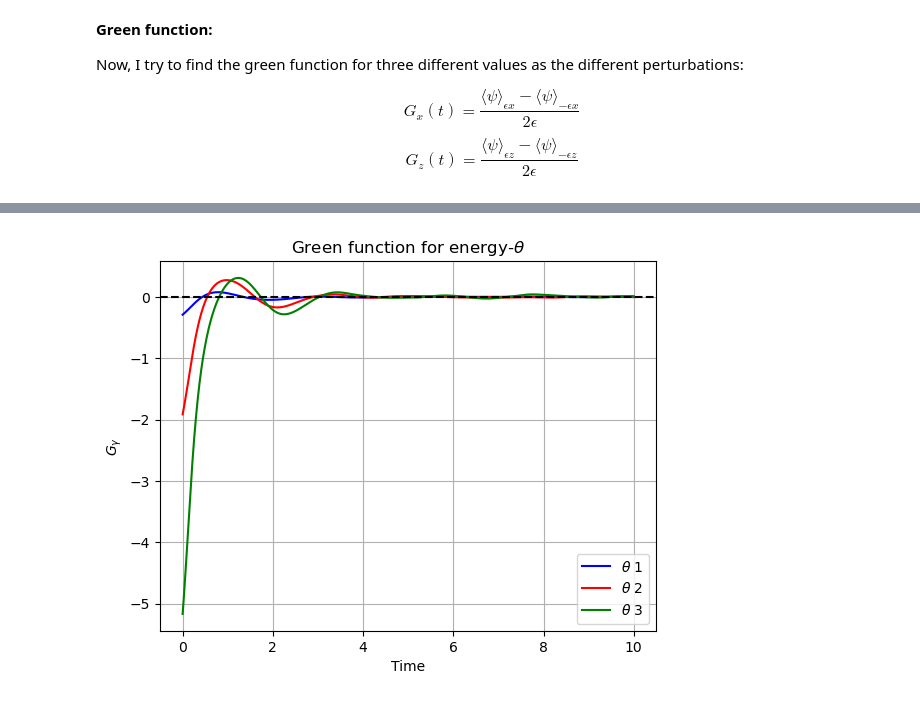
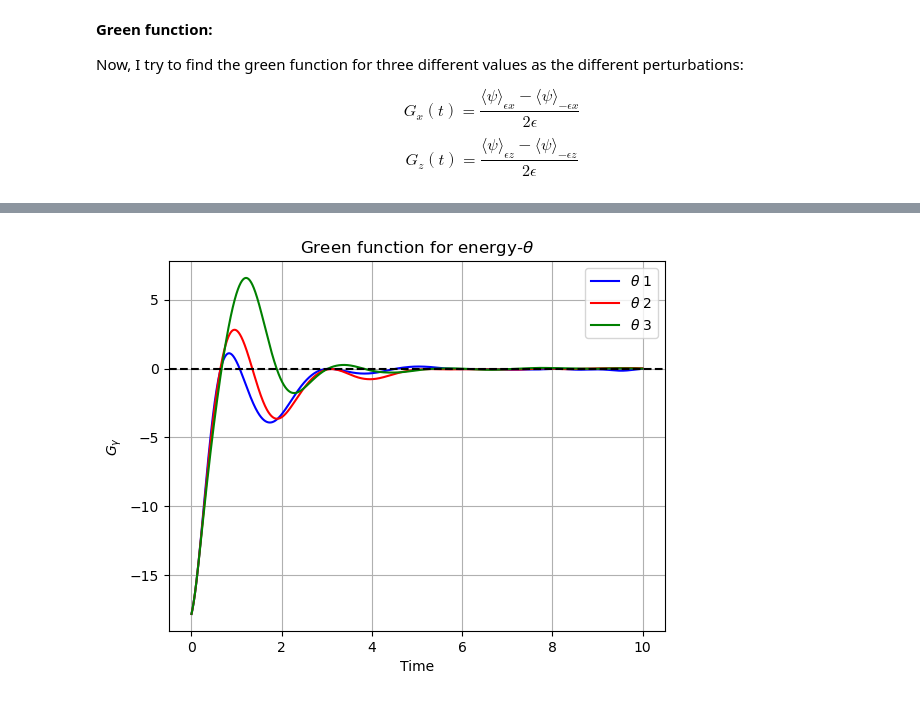
Before and after one commit to SarahYousefi240/L96-2V, a Jupyter notebook: Lorents_96_improved_2v.ipynb, the cells around one changed output, grey strips where cells are left out. Drawn from its saved outputs; the diff is of its cells as text; code cells hidden in the pictures.

```diff
--- a/Lorents_96_improved_2v.ipynb
+++ b/Lorents_96_improved_2v.ipynb
@@ -1213,3 +1803,18 @@ plt.show()
 # %% [output]
 [figure]
 [figure]
+# %%
+mean_cross_response1mg = np.mean(relaxation1_cross_list, axis=0)
+mean_cross_response2mg = np.mean(relaxation2_cross_list, axis=0)
+mean_cross_response3mg = np.mean(relaxation3_cross_list, axis=0)
+
+fig, ax = plt.subplots()
+ax.plot(time_relax, mean_cross_response1mg, color='green')
+ax.plot(time_relax, mean_cross_response2mg, color='red')
+ax.plot(time_relax, mean_cross_response3mg, color='blue')
+ax.set_xlabel("Time")
+ax.set_ylabel(r"$\langle \Phi(t) \rangle$")
+ax.set_title("energy relaxation after perturbation-cross correlation")
+
+ax.grid()
+plt.show()
@@ -1501,21 +2267,25 @@ plt.show()
 #Green function
 # Considering the perturbation on gamma
 
-G_mom_1x_g = (mean_response_1_xg - mean_response_1_xgm)/ 2 * eps1
-G_mom_2x_g = (mean_response_2_xg - mean_response_2_xgm)/ 2 * eps2
-G_mom_3x_g = (mean_response_3_xg - mean_response_3_xgm)/ 2 * eps3
+G_mom_1x_g = (mean_response_1_xg - mean_response_1_xgm)/ (2 * eps1)
+G_mom_2x_g = (mean_response_2_xg - mean_response_2_xgm)/ (2 * eps2)
+G_mom_3x_g = (mean_response_3_xg - mean_response_3_xgm)/ (2 * eps3)
 
-G_mom_1z_g = (mean_response_1_zg - mean_response_1_zgm)/ 2 * eps1
-G_mom_2z_g = (mean_response_2_zg - mean_response_2_zgm)/ 2 * eps2
-G_mom_3z_g = (mean_response_3_zg - mean_response_3_zgm)/ 2 * eps3
+G_mom_1z_g = (mean_response_1_zg - mean_response_1_zgm)/ (2 * eps1)
+G_mom_2z_g = (mean_response_2_zg - mean_response_2_zgm)/ (2 * eps2)
+G_mom_3z_g = (mean_response_3_zg - mean_response_3_zgm)/ (2 * eps3)
 
-G_energy_1x_g = (mean_energy_response_1_xg - mean_energy_response_1_xgm)/ 2 * eps1
-G_energy_2x_g = (mean_energy_response_2_xg - mean_energy_response_2_xgm)/ 2 * eps2
-G_energy_3x_g = (mean_energy_response_3_xg - mean_energy_response_3_xgm)/ 2 * eps3
+G_energy_1x_g = (mean_energy_response_1_xg - mean_energy_response_1_xgm)/ (2 * eps1)
+G_energy_2x_g = (mean_energy_response_2_xg - mean_energy_response_2_xgm)/ (2 * eps2)
+G_energy_3x_g = (mean_energy_response_3_xg - mean_energy_response_3_xgm)/ (2 * eps3)
 
-G_energy_1z_g = (mean_energy_response_1_zg - mean_energy_response_1_zgm)/ 2 * eps1
-G_energy_2z_g = (mean_energy_response_2_zg - mean_energy_response_2_zgm)/ 2 * eps2
-G_energy_3z_g = (mean_energy_response_3_zg - mean_energy_response_3_zgm)/ 2 * eps3
+G_energy_1z_g = (mean_energy_response_1_zg - mean_energy_response_1_zgm)/ (2 * eps1)
+G_energy_2z_g = (mean_energy_response_2_zg - mean_energy_response_2_zgm)/ (2 * eps2)
+G_energy_3z_g = (mean_energy_response_3_zg - mean_energy_response_3_zgm)/ (2 * eps3)
+
+G_cross_1g = (mean_cross_response1g - mean_cross_response1mg)/ (2 * eps1)
+G_cross_2g = (mean_cross_response2g - mean_cross_response2mg)/ (2 * eps2)
+G_cross_3g = (mean_cross_response3g - mean_cross_response3mg)/ (2 * eps3)
 
 time_relax = np.arange(0, 10, dt)
 
@@ -1578,4 +2348,20 @@ ax.legend()
 ax.grid()
 
 plt.show()
+
+fig, ax = plt.subplots()
+
+ax.plot(time_relax, G_cross_1g, label='$x1\\theta$ 1', color='blue')
+ax.plot(time_relax, G_cross_2g, label='$x2\\theta$ 2', color='red')
+ax.plot(time_relax, G_cross_3g, label='$x3\\theta$ 3', color='green')
+
+ax.set_xlabel("Time")
+ax.set_ylabel(r"$G_\gamma$")
+ax.set_title("Green function for cross correlation")
+
+ax.axhline(0, color='black', linestyle='--')
+ax.legend()
+ax.grid()
+
+plt.show()
 # %% [output]
@@ -1585 +2371 @@ plt.show()
-[figure, old version]
+[figure, new version]
```
Also changed, not shown: parts of 33 cells of this notebook.
